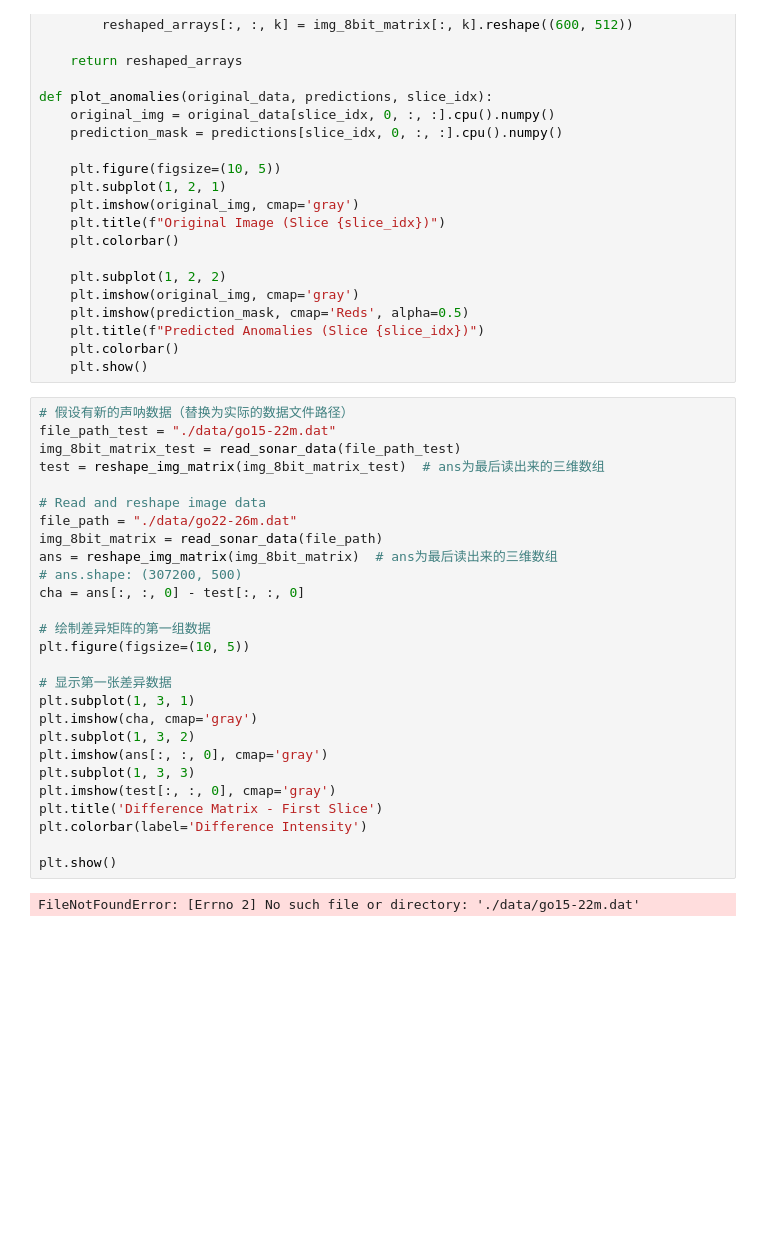
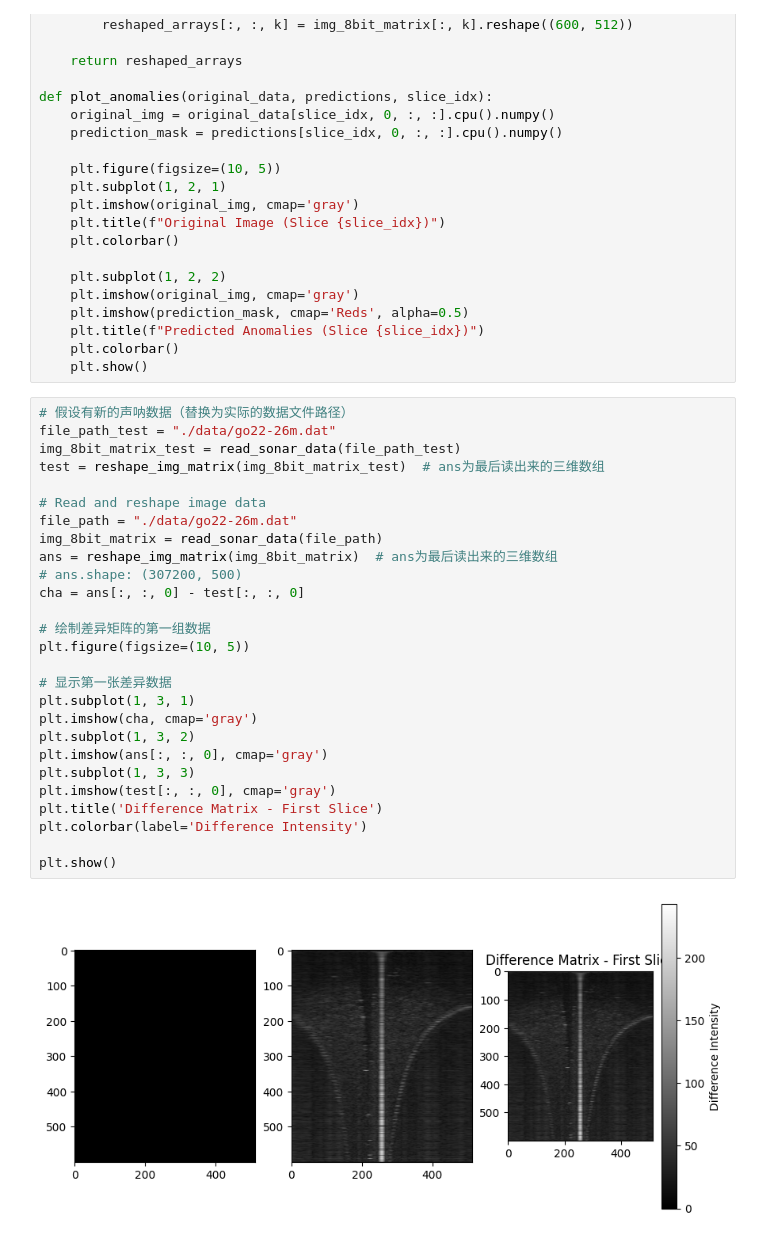
Before and after one commit to zczjyq/EchoKNN, a Jupyter notebook: KNN/show.ipynb, the cells around one changed output. Saved outputs shown, nothing was run; the diff lists cells and outputs as text; blank space fills up the shorter version.

```diff
--- a/KNN/show.ipynb
+++ b/KNN/show.ipynb
@@ -102,30 +102,30 @@ def plot_anomalies(original_data, predictions, slice_idx):
     plt.show()
 # %%
 # 假设有新的声呐数据（替换为实际的数据文件路径）
-file_path_test = "./data/go15-22m.dat"
+file_path_test = "./data/go22-26m.dat"
 img_8bit_matrix_test = read_sonar_data(file_path_test)
 test = reshape_img_matrix(img_8bit_matrix_test)  # ans为最后读出来的三维数组
 
 # Read and reshape image data
 file_path = "./data/go22-26m.dat"
 img_8bit_matrix = read_sonar_data(file_path)
 ans = reshape_img_matrix(img_8bit_matrix)  # ans为最后读出来的三维数组
 # ans.shape: (307200, 500)
 cha = ans[:, :, 0] - test[:, :, 0]
 
 # 绘制差异矩阵的第一组数据
 plt.figure(figsize=(10, 5))
 
 # 显示第一张差异数据
 plt.subplot(1, 3, 1)
 plt.imshow(cha, cmap='gray')
 plt.subplot(1, 3, 2)
 plt.imshow(ans[:, :, 0], cmap='gray')
 plt.subplot(1, 3, 3)
 plt.imshow(test[:, :, 0], cmap='gray')
 plt.title('Difference Matrix - First Slice')
 plt.colorbar(label='Difference Intensity')
 
 plt.show()
 # %% [output]
-FileNotFoundError: [Errno 2] No such file or directory: './data/go15-22m.dat'
+[figure, added]
```
Also changed, not shown: 7 other files.
